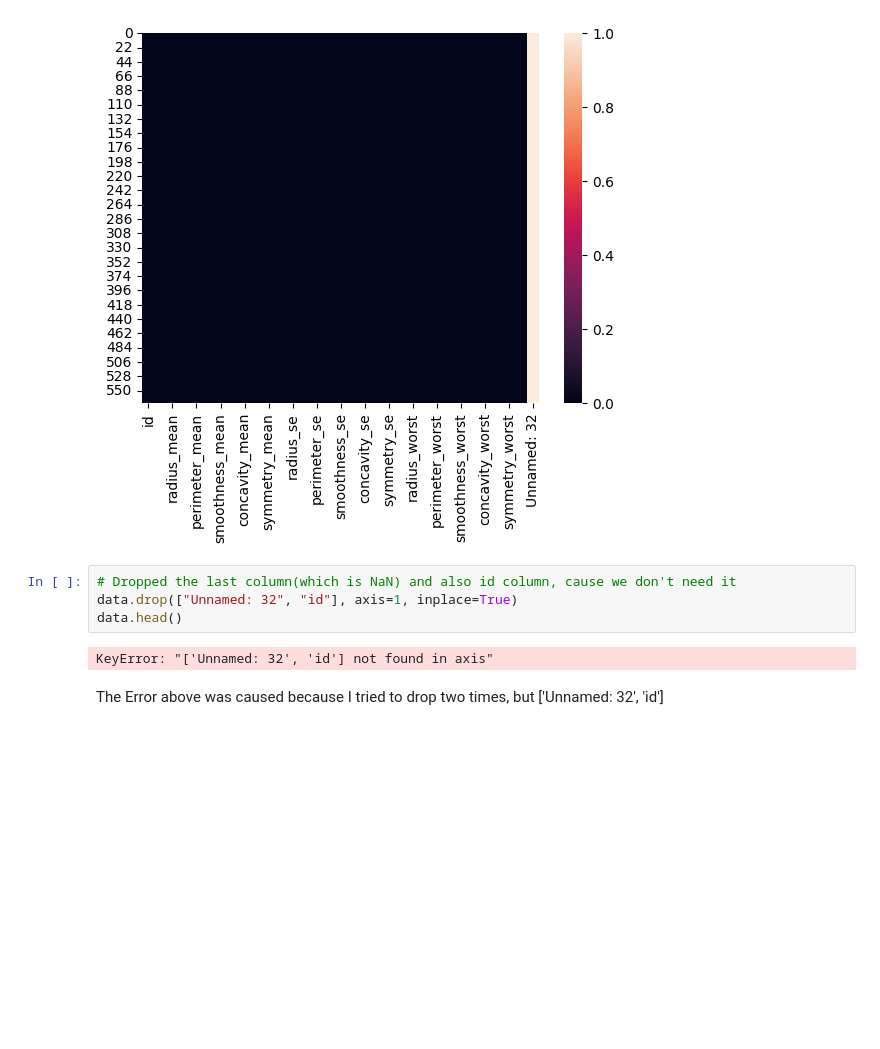
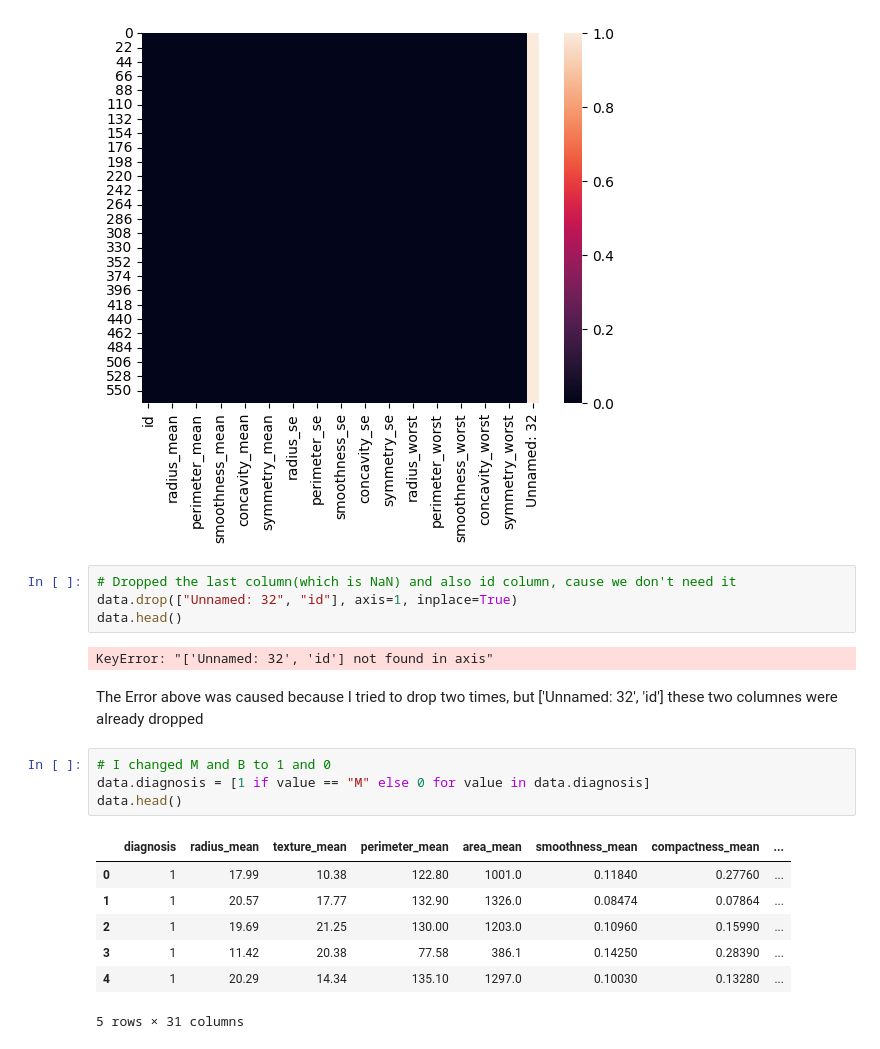
Before and after one commit to yeknock/Breast-Cancer-Detection, a Jupyter notebook: Untitled.ipynb, the cells around one changed output. Saved outputs shown, nothing was run; the diff lists cells and outputs as text; blank space fills up the shorter version.

```diff
--- a/Untitled.ipynb
+++ b/Untitled.ipynb
@@ -60,4 +60,16 @@ data.head()
 # %% [output]
 KeyError: "['Unnamed: 32', 'id'] not found in axis"
 # %% [markdown]
-The Error above was caused because I tried to drop two times, but ['Unnamed: 32', 'id']
+The Error above was caused because I tried to drop two times, but ['Unnamed: 32', 'id'] these two columnes were already dropped
+# %%
+# I changed M and B to 1 and 0
+data.diagnosis = [1 if value == "M" else 0 for value in data.diagnosis]
+data.head()
+# %% [output]
+|  | diagnosis | radius_mean | texture_mean | perimeter_mean | area_mean | smoothness_mean | compactness_mean | ... |
+| 0 | 1 | 17.99 | 10.38 | 122.80 | 1001.0 | 0.11840 | 0.27760 | ... |
+| 1 | 1 | 20.57 | 17.77 | 132.90 | 1326.0 | 0.08474 | 0.07864 | ... |
+| 2 | 1 | 19.69 | 21.25 | 130.00 | 1203.0 | 0.10960 | 0.15990 | ... |
+| 3 | 1 | 11.42 | 20.38 | 77.58 | 386.1 | 0.14250 | 0.28390 | ... |
+| 4 | 1 | 20.29 | 14.34 | 135.10 | 1297.0 | 0.10030 | 0.13280 | ... |
+5 rows × 31 columns
```
Also changed, not shown: parts of 3 cells of this notebook.
